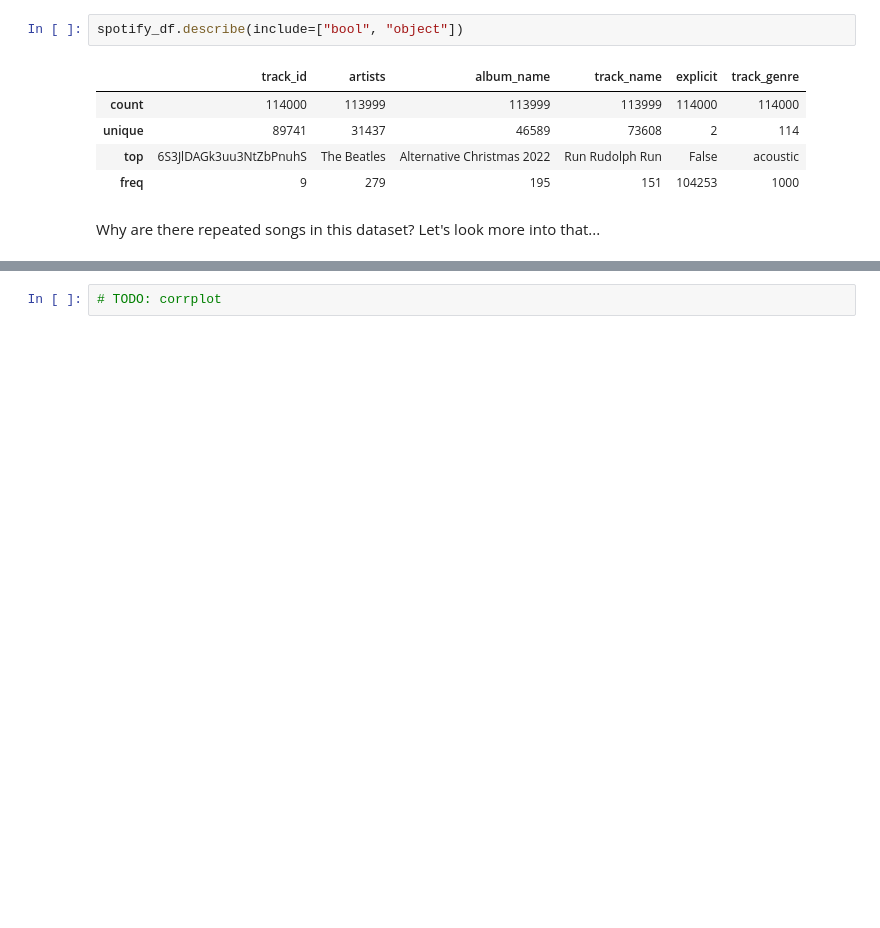
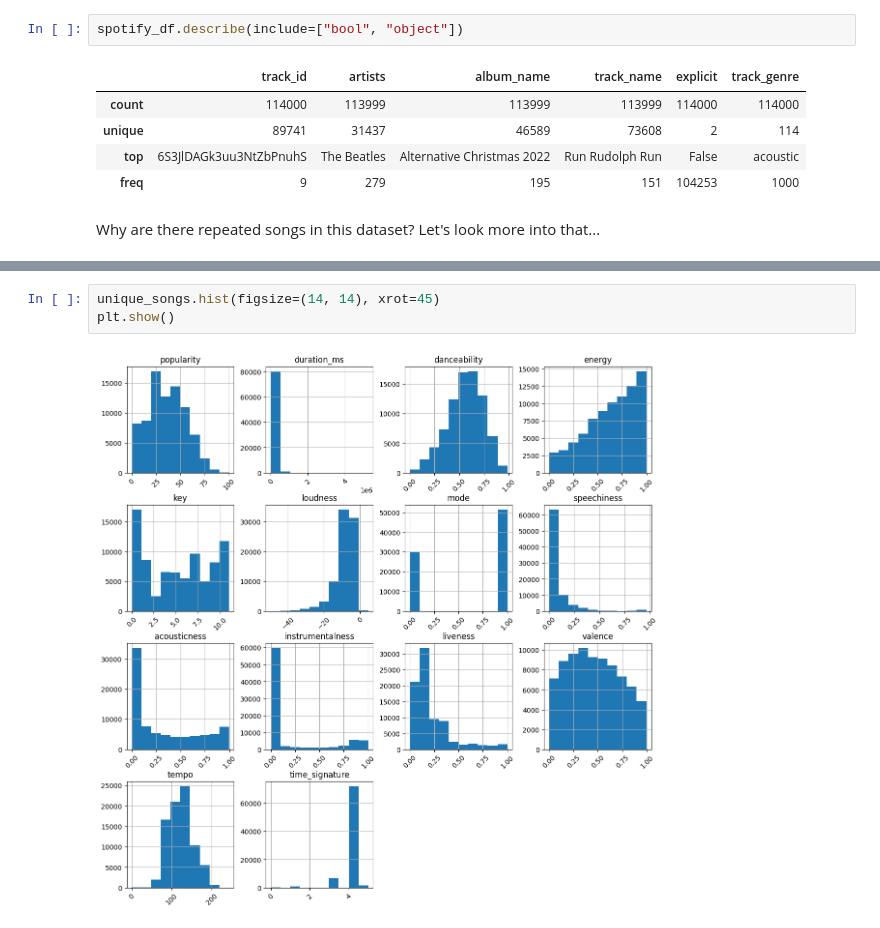
Before and after one commit to YOANGELICA/airflow_data_engineer_challenge, a Jupyter notebook: exploratory_data_analysis/spotify_eda.ipynb, the cells around one changed output, grey strips where cells are left out. Cells and saved outputs as stored; diff of their text form; blank space fills up the shorter version.

```diff
--- a/exploratory_data_analysis/spotify_eda.ipynb
+++ b/exploratory_data_analysis/spotify_eda.ipynb
@@ -217,2 +219,5 @@ most_popular_songs
-# %%
-# TODO: corrplot
+# %%
+unique_songs.hist(figsize=(14, 14), xrot=45)
+plt.show()
+# %% [output]
+[figure, added]
```
Also changed, not shown: parts of 19 cells of this notebook, 1 other file.
